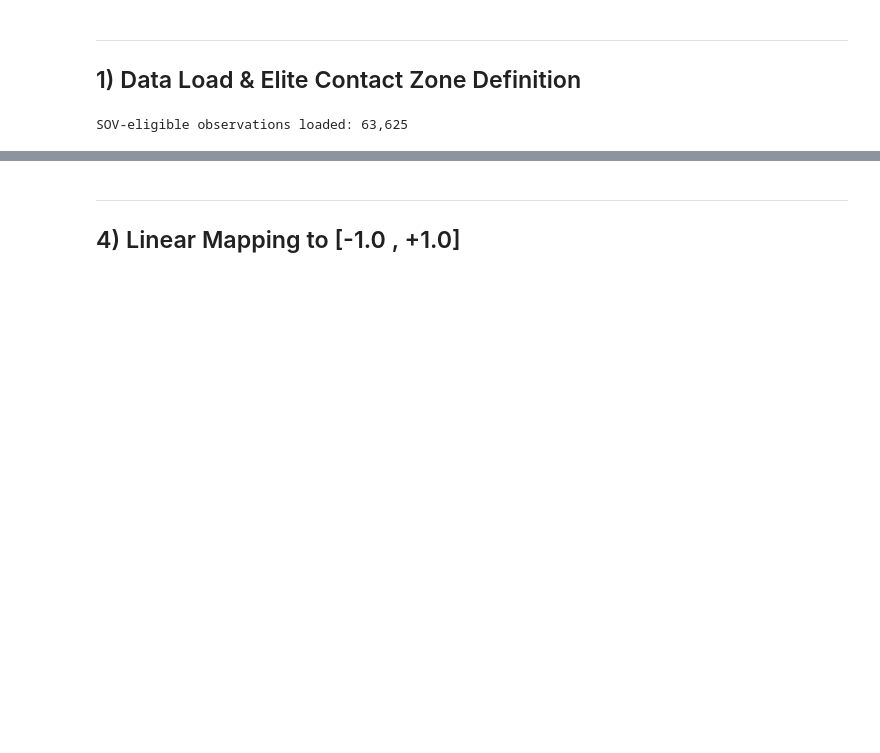
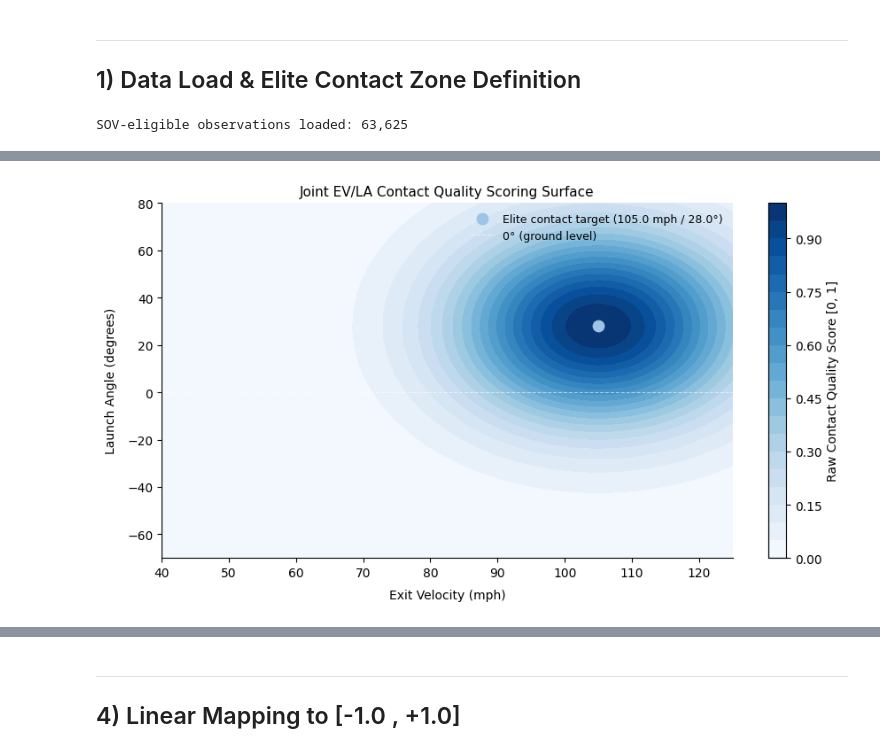
Before and after one commit to brycemgelarden/MLB_Ballpark_Factor_Analysis, a Jupyter notebook: notebooks/03_sov_construction.ipynb, the cells around one changed output, grey strips where cells are left out. Saved outputs shown, nothing was run; the diff lists cells and outputs as text; code cells hidden in the pictures; blank space fills up the shorter version.

```diff
--- a/notebooks/03_sov_construction.ipynb
+++ b/notebooks/03_sov_construction.ipynb
@@ -63,0 +81,8 @@ Sample LA std:         28.75°
+# %%
+# Reassign scale factors to actual sample standard deviations
+# Ensures EV and LA contribute equally to the proximity score
+EV_SCALE = round(in_play["launch_speed"].std(), 2)
+LA_SCALE = round(in_play["launch_angle"].std(), 2)
+
+print(f"EV scale factor (std): {EV_SCALE}")
+print(f"LA scale factor (std): {LA_SCALE}")
@@ -66,0 +120,27 @@ ___
+# %%
+# Visualize
+
+ev_range = np.linspace(40, 125, 300)
+la_range = np.linspace(-70, 80, 300)
+EV_GRID, LA_GRID = np.meshgrid(ev_range, la_range)
+SCORE_GRID = np.exp(-0.5 * (((EV_GRID - EV_TARGET) / EV_SCALE) ** 2 +
+                             ((LA_GRID - LA_TARGET) / LA_SCALE) ** 2))
+
+fig, ax = plt.subplots(figsize=(9, 5))
+
+contour = ax.contourf(EV_GRID, LA_GRID, SCORE_GRID, levels=20, cmap="Blues")
+plt.colorbar(contour, ax=ax, label="Raw Contact Quality Score [0, 1]")
+
+ax.scatter(EV_TARGET, LA_TARGET, color="#9DC3E6", s=80, zorder=5,
+           label=f"Elite contact target ({EV_TARGET} mph / {LA_TARGET}°)")
+ax.axhline(0, color="white", linewidth=0.8, linestyle="--", alpha=0.6, label="0° (ground level)")
+
+ax.set_xlabel("Exit Velocity (mph)", labelpad=8)
+ax.set_ylabel("Launch Angle (degrees)", labelpad=8)
+ax.set_title("Joint EV/LA Contact Quality Scoring Surface", fontsize=11)
+ax.legend(frameon=False, fontsize=9)
+sns.despine()
+plt.tight_layout()
+plt.show()
+# %% [output]
+[figure, added]
```
Also changed, not shown: parts of 9 cells of this notebook.
